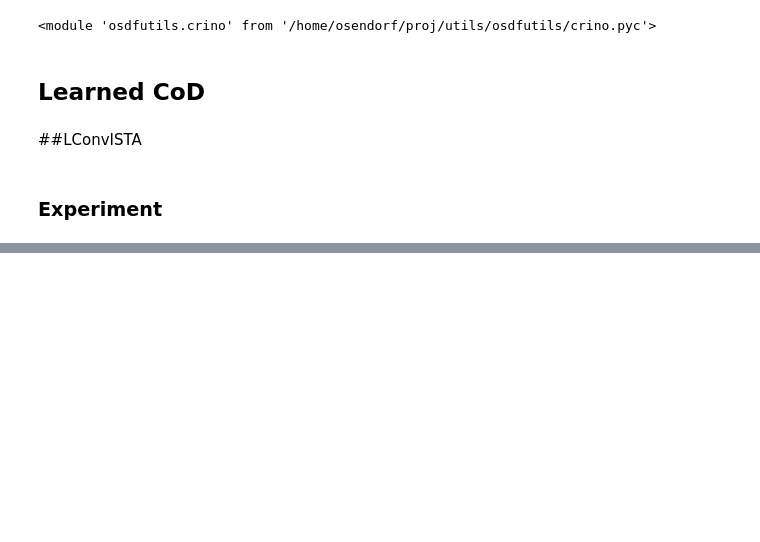
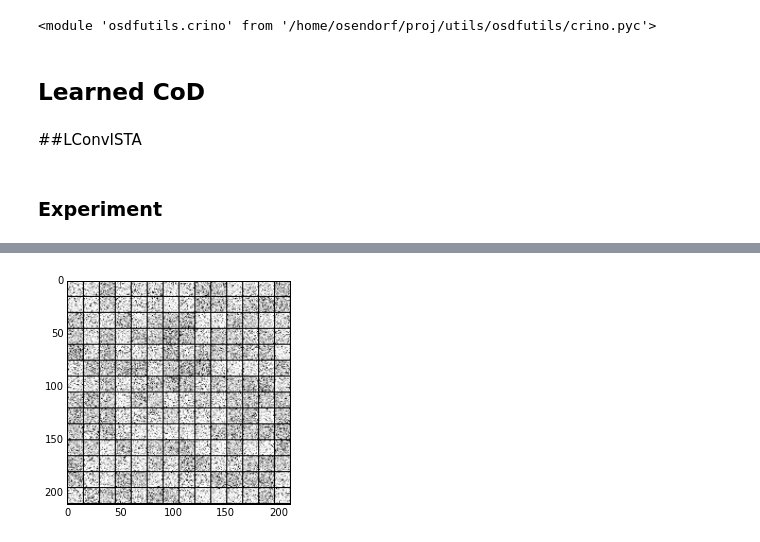
Before and after one commit to osdf/utils, a Jupyter notebook: notebooks/LISTA|CoD-MNIST.ipynb, the cells around one changed output, grey strips where cells are left out. Drawn from its saved outputs; the diff is of its cells as text; code cells hidden in the pictures; blank space fills up the shorter version.

```diff
--- a/notebooks/LISTA|CoD-MNIST.ipynb
+++ b/notebooks/LISTA|CoD-MNIST.ipynb
@@ -360,7 +402,9 @@ params[1].get_value()
 # %%
-im = np.array(misc.visualize(params[1].get_value(), 14*14))
+im = np.array(misc.visualize(params[2].get_value(), 14*14))
 plt.imshow(im, cmap=cm.gray)
-import Image as img
+from PIL import Image as img
 img.fromarray(im).save('Q.png')
+# %% [output]
+[figure, added]
 # %%
 params[3].get_value()
```
Also changed, not shown: parts of 23 cells of this notebook, 1 other file.
